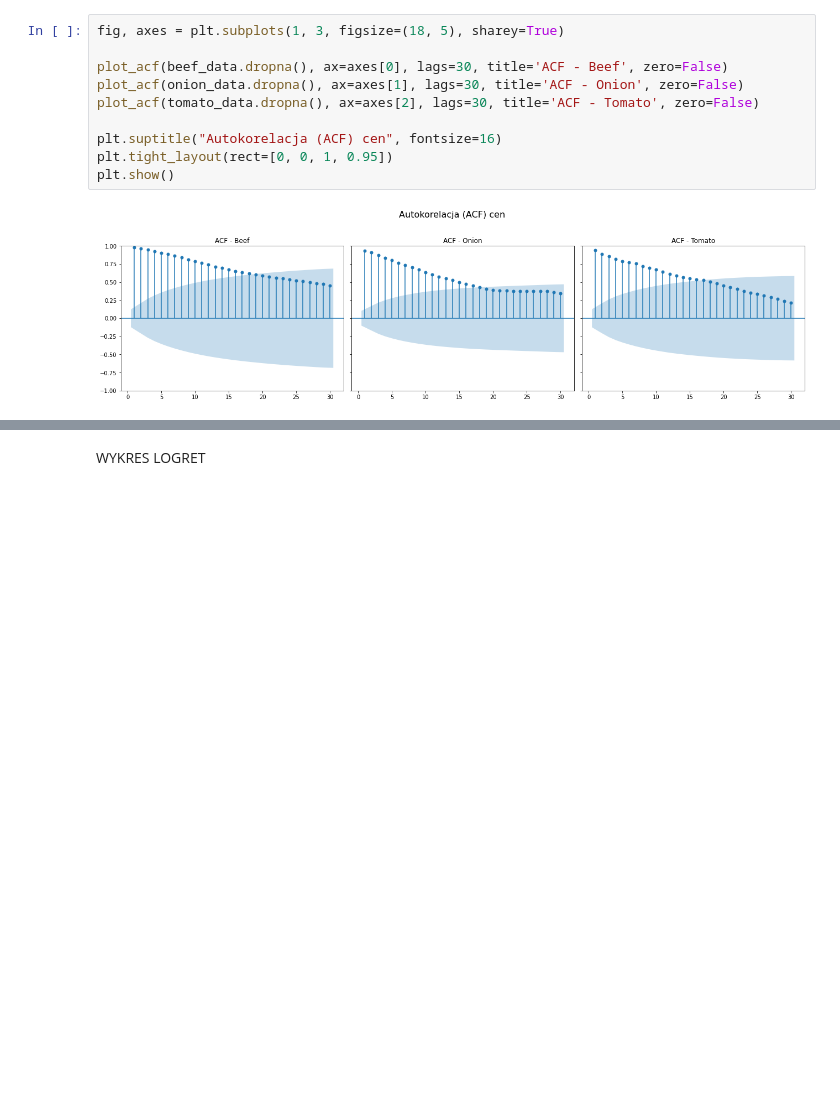
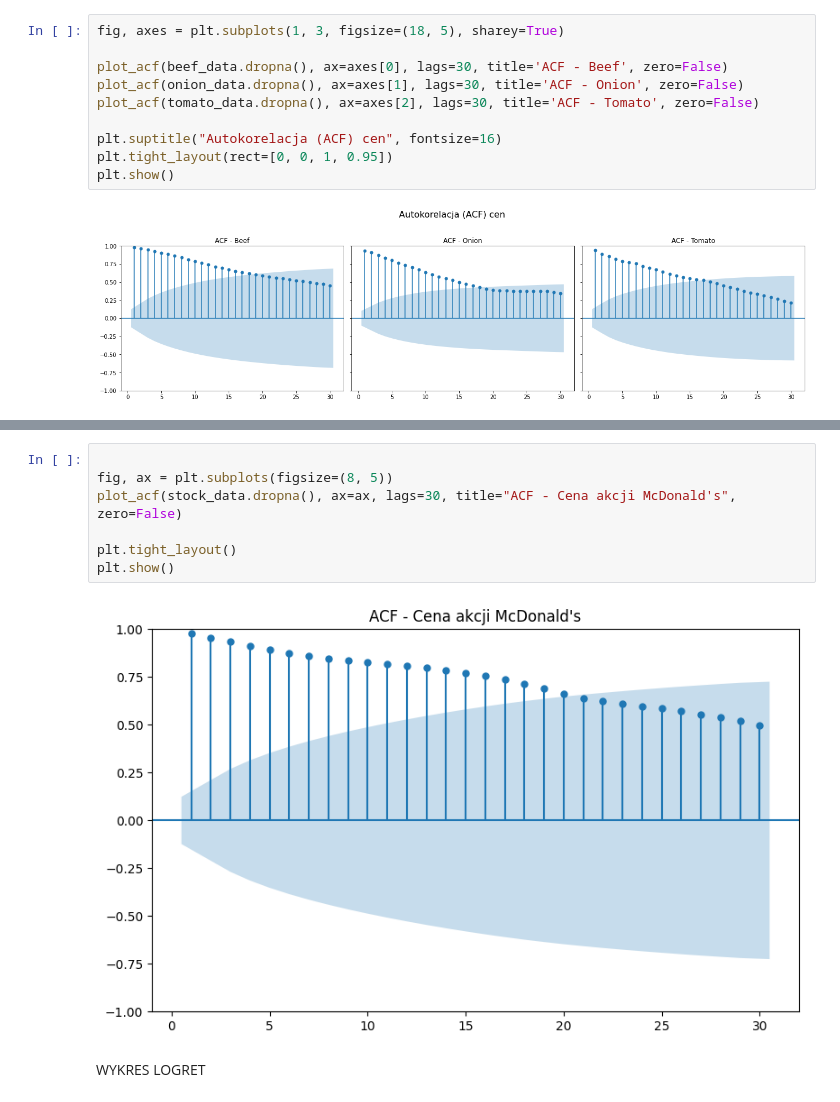
Before and after one commit to werpyr1003/Zarz-dzanie_ryzykiem_McDonald_Corporation, a Jupyter notebook: Projekt_2/Kody.ipynb, the cells around one changed output, grey strips where cells are left out. Saved outputs shown, nothing was run; the diff lists cells and outputs as text; blank space fills up the shorter version.

```diff
--- a/Projekt_2/Kody.ipynb
+++ b/Projekt_2/Kody.ipynb
@@ -120,3 +202,12 @@ plt.show()
+# %%
+
+fig, ax = plt.subplots(figsize=(8, 5))
+plot_acf(stock_data.dropna(), ax=ax, lags=30, title="ACF - Cena akcji McDonald's", zero=False)
+
+plt.tight_layout()
+plt.show()
+# %% [output]
+[figure, added]
 # %% [markdown]
 WYKRES LOGRET
 # %%
```
Also changed, not shown: parts of 24 cells of this notebook, 1 other file.
